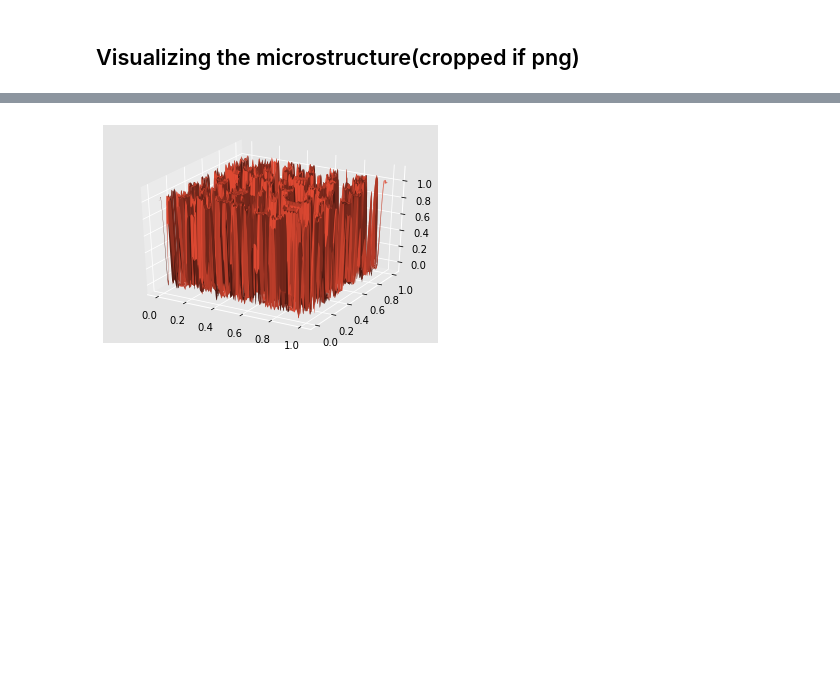
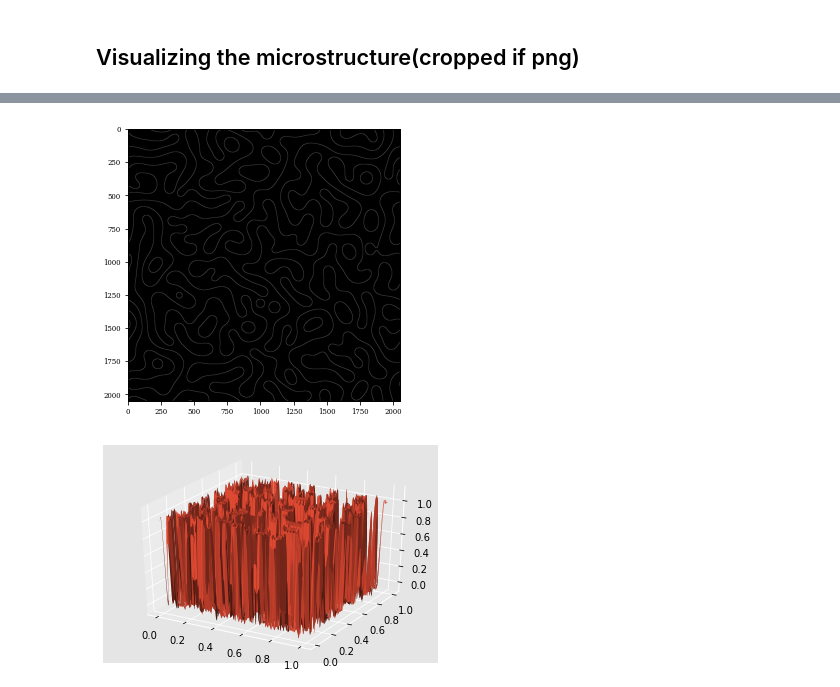
Before and after one commit to nhgowtham/MicrostructureStatistics, a Jupyter notebook: 2 point correlations example.ipynb, the cells around one changed output, grey strips where cells are left out. Cells and saved outputs as stored; diff of their text form; code cells hidden in the pictures; blank space fills up the shorter version.

```diff
--- a/2 point correlations example.ipynb
+++ b/2 point correlations example.ipynb
@@ -20,3 +30,9 @@ plt.show()
+# %%
+plt.rcParams["figure.figsize"] = (5,5)
+plt.imshow(vel.regionsOfBoundary(img_1),cmap=plt.cm.gray)
+plt.grid(False)
+# %% [output]
+[figure, added]
 # %%
 x = np.linspace(0, 1, img_.shape[0])
 y = np.linspace(0, 1,img_.shape[1])
```
Also changed, not shown: parts of 10 cells of this notebook, 16 other files.
